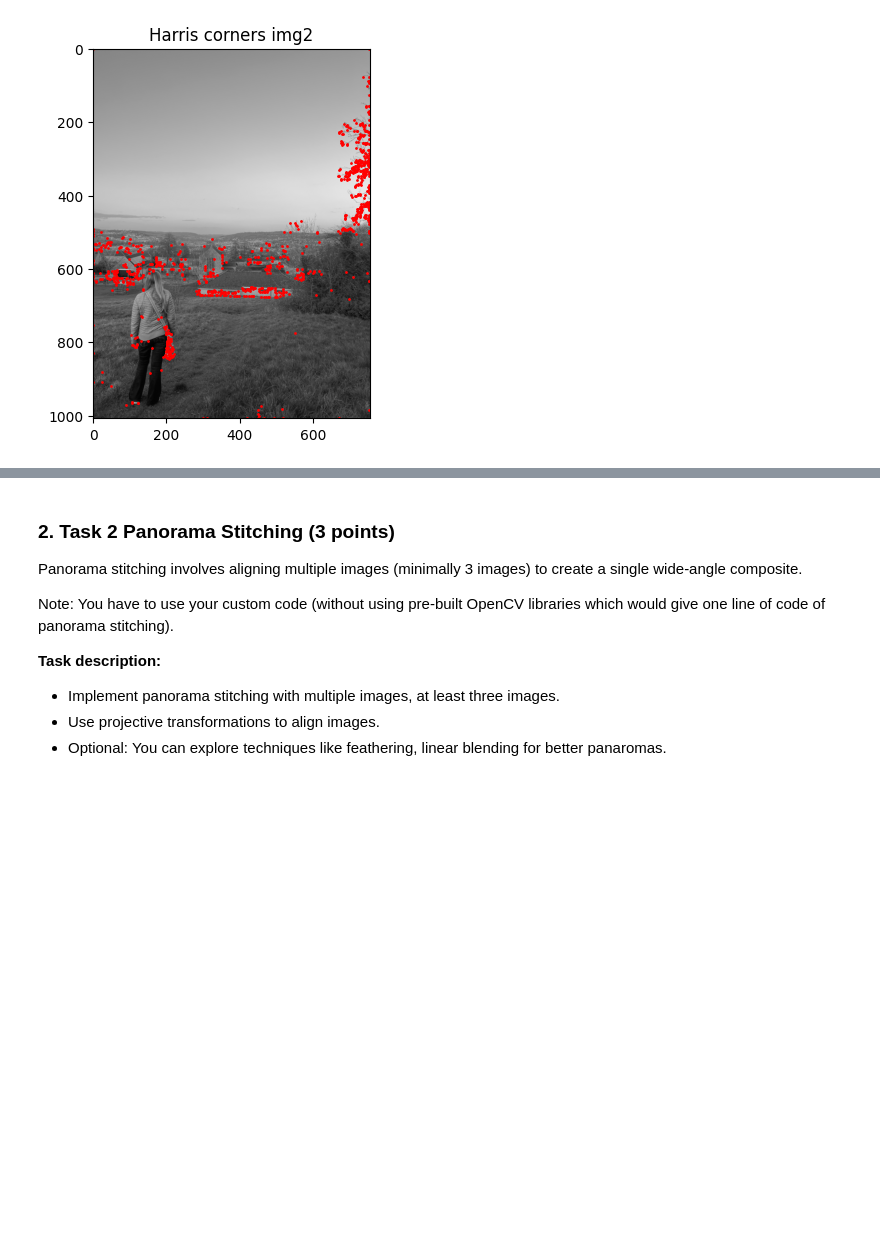
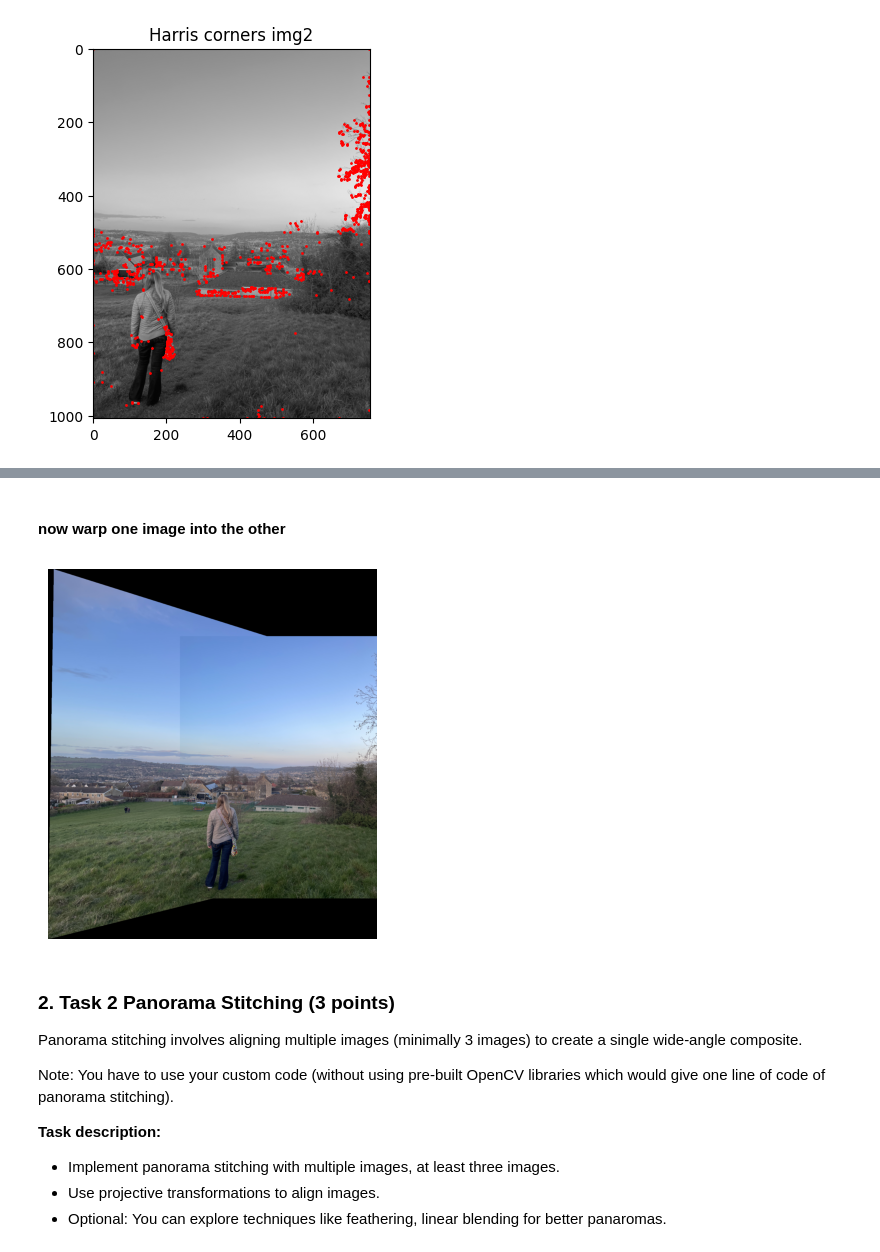
Before and after one commit to SPopham1/image-matching, a Jupyter notebook: Image_Matching_Coursework.ipynb, the cells around one changed output, grey strips where cells are left out. Saved outputs shown, nothing was run; the diff lists cells and outputs as text; code cells hidden in the pictures; blank space fills up the shorter version.

Commit message:
completed up to warp image and show combined images

```diff
--- a/Image_Matching_Coursework.ipynb
+++ b/Image_Matching_Coursework.ipynb
@@ -323,3 +357,55 @@ None
+# %% [markdown]
+#### now warp one image into the other
+# %%
+# ------ compute output canvas ------
+
+h1, w1 = grey1.shape  # height, width
+h2, w2 = grey2.shape
+
+corners_img1 = [[0,0,1],[w1,0,1],[0,h1,1],[w1,h1,1]]
+transformed = []
+for c in corners_img1:
+    p = H @ np.array(c)
+    p /= p[2]
+    transformed.append(p[:2])
+
+corners_img2 = [[0,0,1],[w2,0,1],[0,h2,1],[w2,h2,1]]
+all_points = transformed + [np.array(c[:2]) for c in corners_img2]
+
+min_x = min(p[0] for p in all_points)
+max_x = max(p[0] for p in all_points)
+min_y = min(p[1] for p in all_points)
+max_y = max(p[1] for p in all_points)
+
+offset_x = int(-min_x)
+offset_y = int(-min_y)
+width  = int(max_x - min_x)
+height = int(max_y - min_y)
+
+output = np.zeros((height, width, 3), dtype=np.uint8)
+
+img1_color = np.array(Image.open("images/IMG_2.jpeg").convert("RGB").rotate(270, expand=True).resize((w1, h1)))
+img2_color = np.array(Image.open("images/IMG_4.jpeg").convert("RGB").rotate(270, expand=True).resize((w2, h2)))
+
+H_inv = np.linalg.inv(H)
+
+for y in range(height):
+    for x in range(width):
+        p = np.array([x - offset_x, y - offset_y, 1.0])
+        p_src = H_inv @ p
+        p_src /= p_src[2]
+        x_src, y_src = p_src[0], p_src[1]
+        if 0 <= x_src < w1 and 0 <= y_src < h1:
+            output[y, x] = img1_color[int(y_src), int(x_src)]
+
+# place img2 at its offset position
+output[offset_y:offset_y+h2, offset_x:offset_x+w2] = img2_color
+
+plt.imshow(output)
+plt.axis("off")
+plt.show()
+# %% [output]
+[figure, added]
 # %% [markdown]
 ### 2. Task 2 Panorama Stitching (3 points)
 Panorama stitching involves aligning multiple images (minimally 3 images) to create a single wide-angle composite.
```
Also changed, not shown: parts of 3 cells of this notebook.
